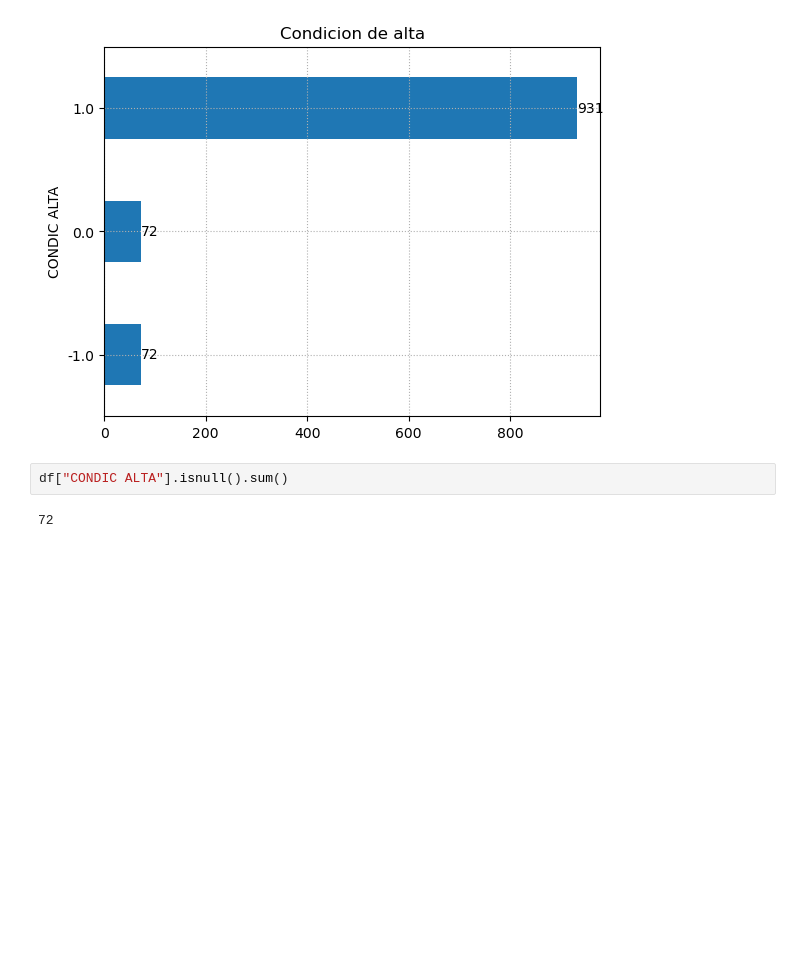
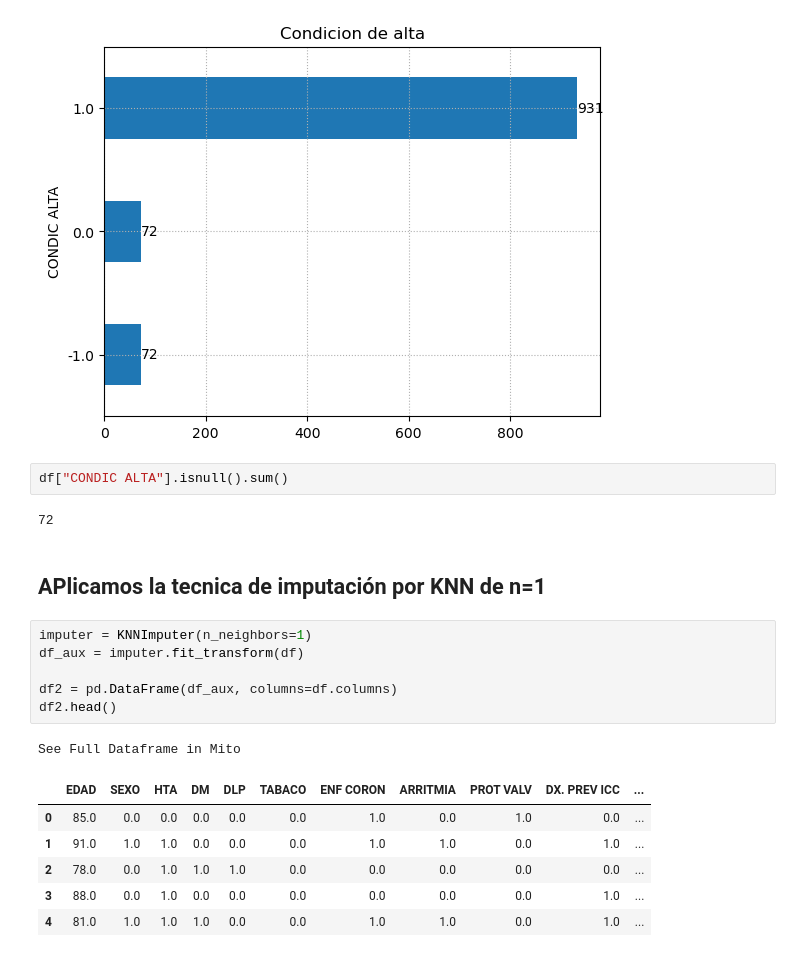
Before and after one commit to moisesStevend/clasificador_altas, a Jupyter notebook: pre_processing/test1.ipynb, the cells around one changed output. Cells and saved outputs as stored; diff of their text form; blank space fills up the shorter version.

```diff
--- a/pre_processing/test1.ipynb
+++ b/pre_processing/test1.ipynb
@@ -98,3 +99,19 @@ for bars in ax.containers:
 df["CONDIC ALTA"].isnull().sum()
 # %% [output]
 72
+# %% [markdown]
+## APlicamos la tecnica de imputación por KNN de n=1
+# %%
+imputer = KNNImputer(n_neighbors=1)
+df_aux = imputer.fit_transform(df)
+
+df2 = pd.DataFrame(df_aux, columns=df.columns)
+df2.head()
+# %% [output]
+See Full Dataframe in Mito
+|  | EDAD | SEXO | HTA | DM | DLP | TABACO | ENF CORON | ARRITMIA | PROT VALV | DX. PREV ICC | ... |
+| 0 | 85.0 | 0.0 | 0.0 | 0.0 | 0.0 | 0.0 | 1.0 | 0.0 | 1.0 | 0.0 | ... |
+| 1 | 91.0 | 1.0 | 1.0 | 0.0 | 0.0 | 0.0 | 1.0 | 1.0 | 0.0 | 1.0 | ... |
+| 2 | 78.0 | 0.0 | 1.0 | 1.0 | 1.0 | 0.0 | 0.0 | 0.0 | 0.0 | 0.0 | ... |
+| 3 | 88.0 | 0.0 | 1.0 | 0.0 | 0.0 | 0.0 | 0.0 | 0.0 | 0.0 | 1.0 | ... |
+| 4 | 81.0 | 1.0 | 1.0 | 1.0 | 0.0 | 0.0 | 1.0 | 1.0 | 0.0 | 1.0 | ... |
```
Also changed, not shown: parts of 9 cells of this notebook.
